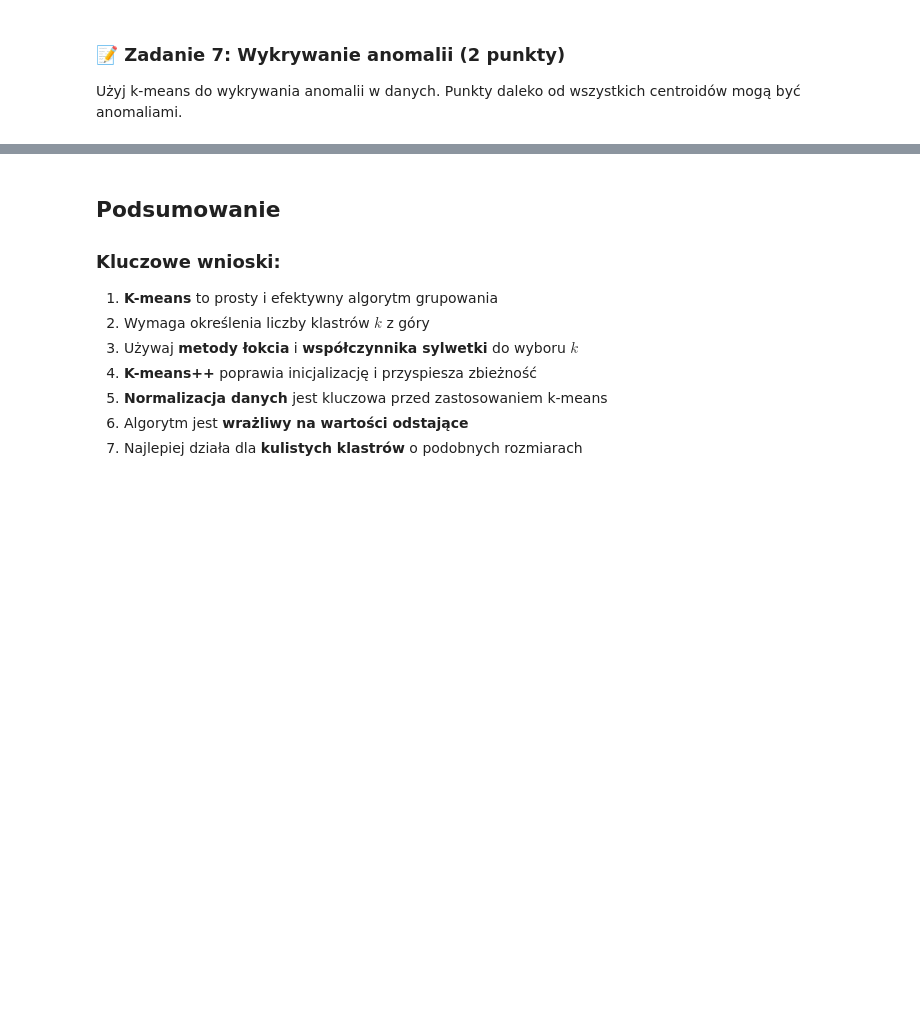
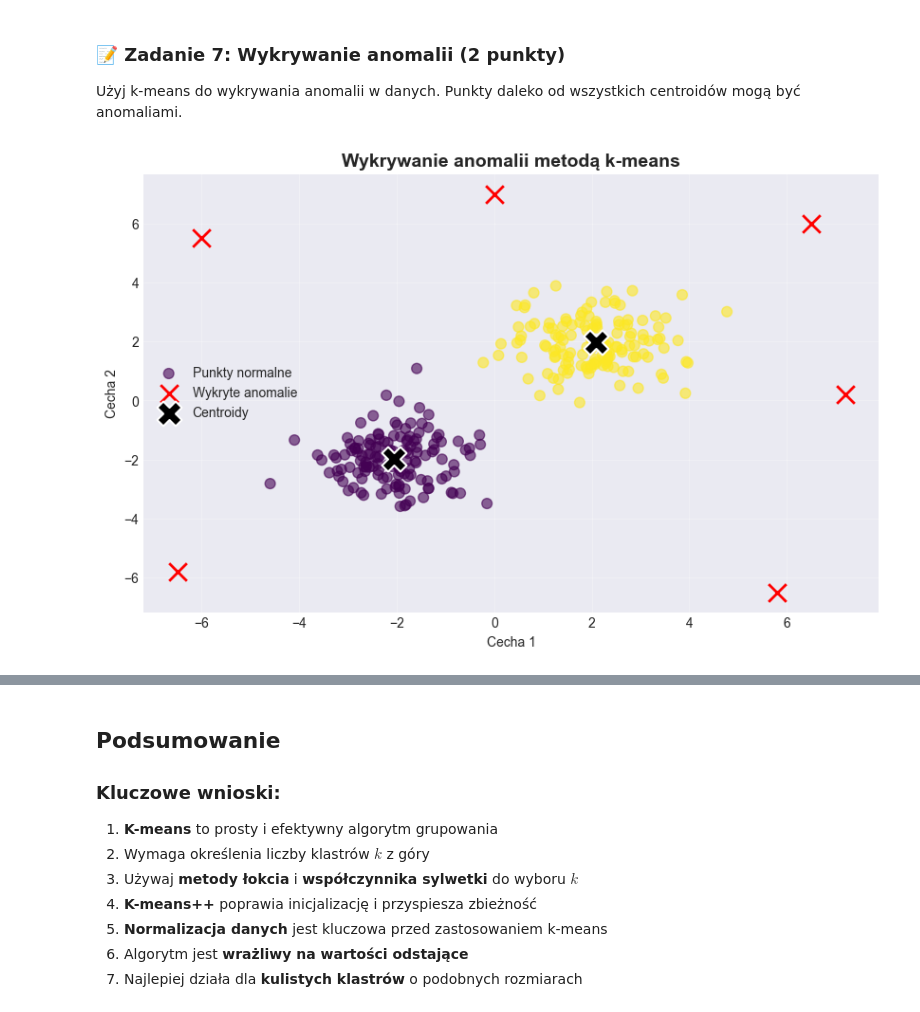
Before and after one commit to Dariooo23/MPSI_25_26, a Jupyter notebook: 10.Grupowanie_k-srednich.ipynb, the cells around one changed output, grey strips where cells are left out. Cells and saved outputs as stored; diff of their text form; code cells hidden in the pictures; blank space fills up the shorter version.

```diff
--- a/10.Grupowanie_k-srednich.ipynb
+++ b/10.Grupowanie_k-srednich.ipynb
@@ -638,0 +707,86 @@ Użyj k-means do wykrywania anomalii w danych. Punkty daleko od wszystkich centr
+# %%
+# 1. Wygeneruj dane z kilkoma anomaliami
+# Tworzymy dwa główne skupiska punktów (dane "normalne").
+X_normal, _ = make_blobs(
+    n_samples=280,
+    centers=[[-2, -2], [2, 2]],
+    cluster_std=[0.8, 0.9],
+    random_state=42
+)
+
+# Dodajemy kilka punktów oddalonych od skupisk (potencjalne anomalie).
+anomalies_true = np.array([
+    [6.5, 6.0],
+    [-6.0, 5.5],
+    [5.8, -6.5],
+    [-6.5, -5.8],
+    [0.0, 7.0],
+    [7.2, 0.2]
+])
+
+# Łączymy dane normalne z anomaliami w jeden zbiór.
+X_anomaly = np.vstack([X_normal, anomalies_true])
+
+# 2. Zastosuj k-means
+# Uczymy model na całym zbiorze; centroidy opisują "typowe" obszary danych.
+kmeans_anomaly = KMeans(n_clusters=2, random_state=42, n_init=10)
+labels_anomaly = kmeans_anomaly.fit_predict(X_anomaly)
+
+# 3. Oblicz odległość każdego punktu do najbliższego centroidu
+# Pobieramy odległości do wszystkich centroidów i wybieramy minimum dla każdego punktu.
+all_distances = kmeans_anomaly.transform(X_anomaly)
+min_distances = np.min(all_distances, axis=1)
+
+# 4. Zidentyfikuj anomalie jako punkty z największą odległością
+# Ustalamy próg na 98 percentylu - najbardziej odległe ~2% punktów traktujemy jako anomalie.
+threshold = np.percentile(min_distances, 98)
+is_anomaly = min_distances >= threshold
+
+# 5. Zwizualizuj wyniki
+plt.figure(figsize=(10, 6))
+
+# Punkty normalne.
+plt.scatter(
+    X_anomaly[~is_anomaly, 0],
+    X_anomaly[~is_anomaly, 1],
+    c=labels_anomaly[~is_anomaly],
+    cmap='viridis',
+    s=60,
+    alpha=0.6,
+    label='Punkty normalne'
+)
+
+# Punkty wykryte jako anomalie.
+plt.scatter(
+    X_anomaly[is_anomaly, 0],
+    X_anomaly[is_anomaly, 1],
+    c='red',
+    marker='x',
+    s=180,
+    linewidths=2,
+    label='Wykryte anomalie'
+)
+
+# Centroidy klastrów.
+plt.scatter(
+    kmeans_anomaly.cluster_centers_[:, 0],
+    kmeans_anomaly.cluster_centers_[:, 1],
+    marker='X',
+    s=350,
+    c='black',
+    edgecolors='white',
+    linewidths=1.5,
+    label='Centroidy'
+)
+
+plt.title('Wykrywanie anomalii metodą k-means', fontsize=14, fontweight='bold')
+plt.xlabel('Cecha 1')
+plt.ylabel('Cecha 2')
+plt.grid(True, alpha=0.3)
+plt.legend()
+plt.show()
+
+print(f"Próg anomalii (98 percentyl): {threshold:.3f}")
+print(f"Liczba wykrytych anomalii: {is_anomaly.sum()} / {len(X_anomaly)}")
+# %% [output]
+[figure, added]
```
Also changed, not shown: parts of 9 cells of this notebook.
